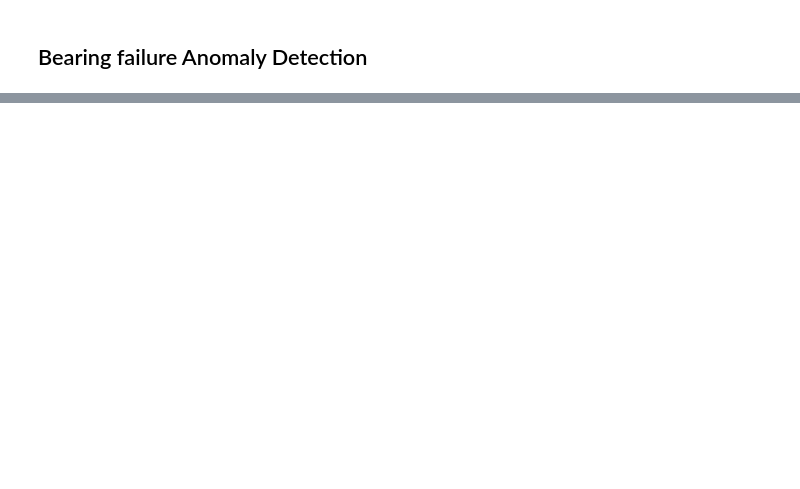
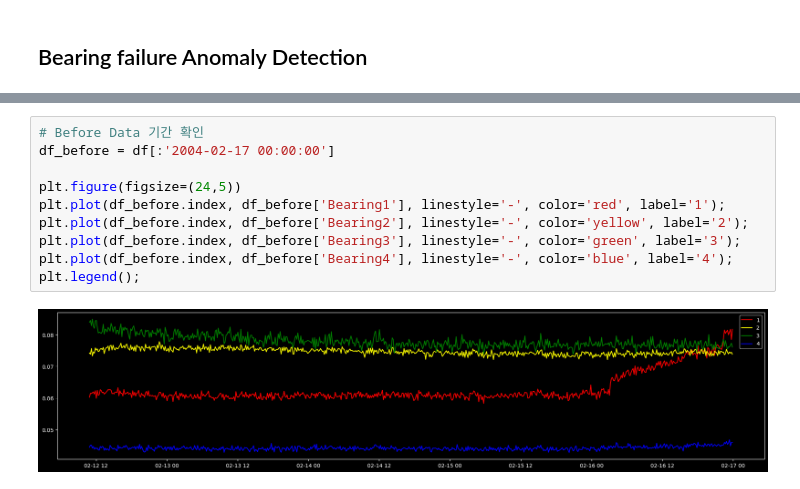
Before and after one commit to sonsungjong/ML_python, a Jupyter notebook: anomaly_detection/302_Bearing failure Anomaly Detection.ipynb, the cells around one changed output, grey strips where cells are left out. Drawn from its saved outputs; the diff is of its cells as text; blank space fills up the shorter version.

```diff
--- a/anomaly_detection/302_Bearing failure Anomaly Detection.ipynb
+++ b/anomaly_detection/302_Bearing failure Anomaly Detection.ipynb
@@ -2,0 +197,12 @@
+# %%
+# Before Data 기간 확인
+df_before = df[:'2004-02-17 00:00:00']
+
+plt.figure(figsize=(24,5))
+plt.plot(df_before.index, df_before['Bearing1'], linestyle='-', color='red', label='1');
+plt.plot(df_before.index, df_before['Bearing2'], linestyle='-', color='yellow', label='2');
+plt.plot(df_before.index, df_before['Bearing3'], linestyle='-', color='green', label='3');
+plt.plot(df_before.index, df_before['Bearing4'], linestyle='-', color='blue', label='4');
+plt.legend();
+# %% [output]
+[figure, added]
```
Also changed, not shown: parts of 63 cells of this notebook.
